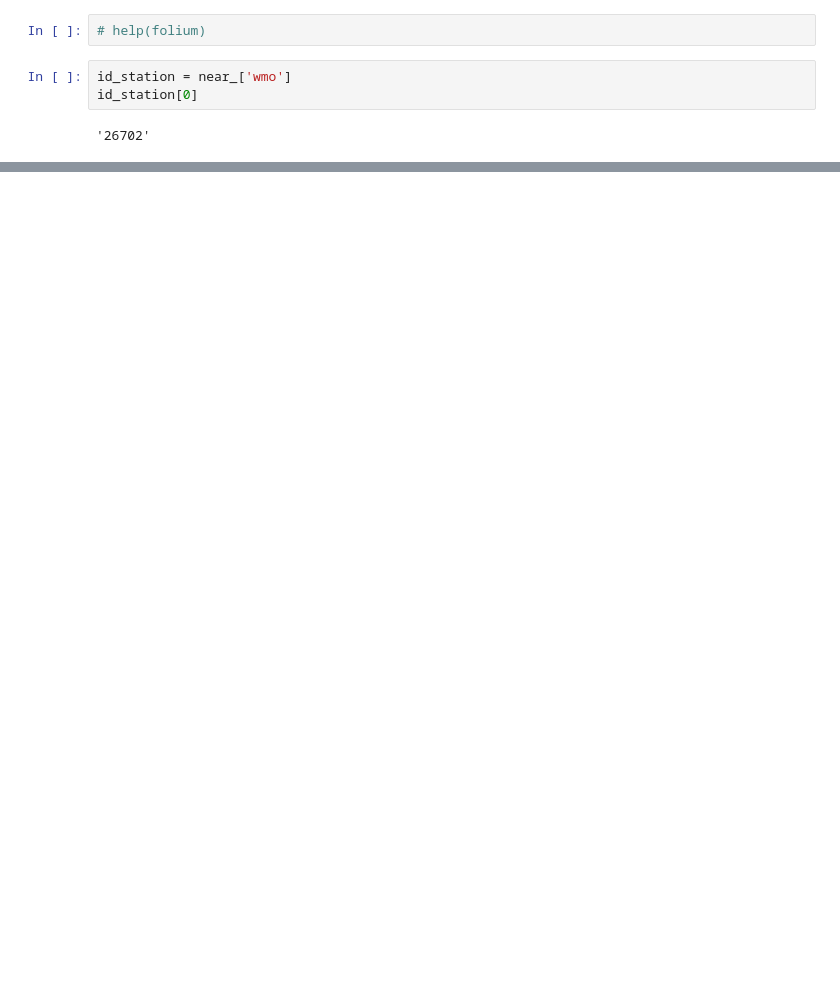
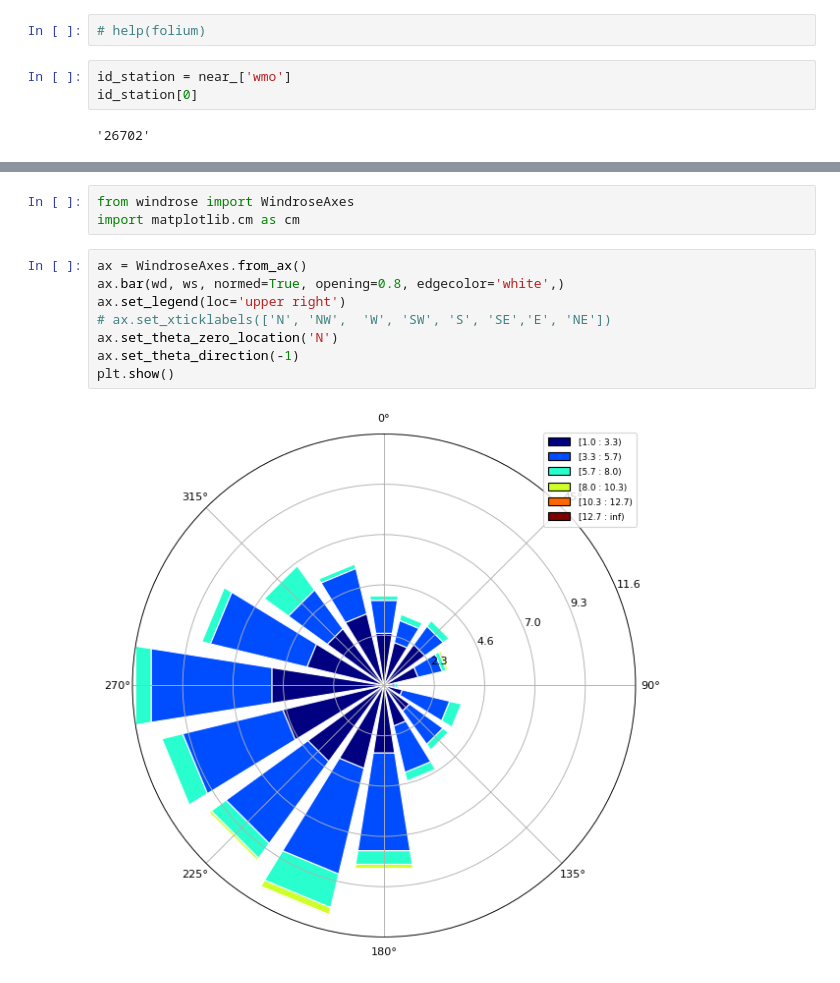
Before and after one commit to Dmitry1973/GB_Final_project, a Jupyter notebook: Final_project.ipynb, the cells around one changed output, grey strips where cells are left out. Cells and saved outputs as stored; diff of their text form; blank space fills up the shorter version.

```diff
--- a/Final_project.ipynb
+++ b/Final_project.ipynb
@@ -360,0 +366,13 @@ ax.set_legend(loc='upper right')
+# %%
+from windrose import WindroseAxes
+import matplotlib.cm as cm
+# %%
+ax = WindroseAxes.from_ax()
+ax.bar(wd, ws, normed=True, opening=0.8, edgecolor='white',)
+ax.set_legend(loc='upper right')
+# ax.set_xticklabels(['N', 'NW',  'W', 'SW', 'S', 'SE','E', 'NE'])
+ax.set_theta_zero_location('N')
+ax.set_theta_direction(-1)
+plt.show()
+# %% [output]
+[figure, added]
```
Also changed, not shown: parts of 54 cells of this notebook.
